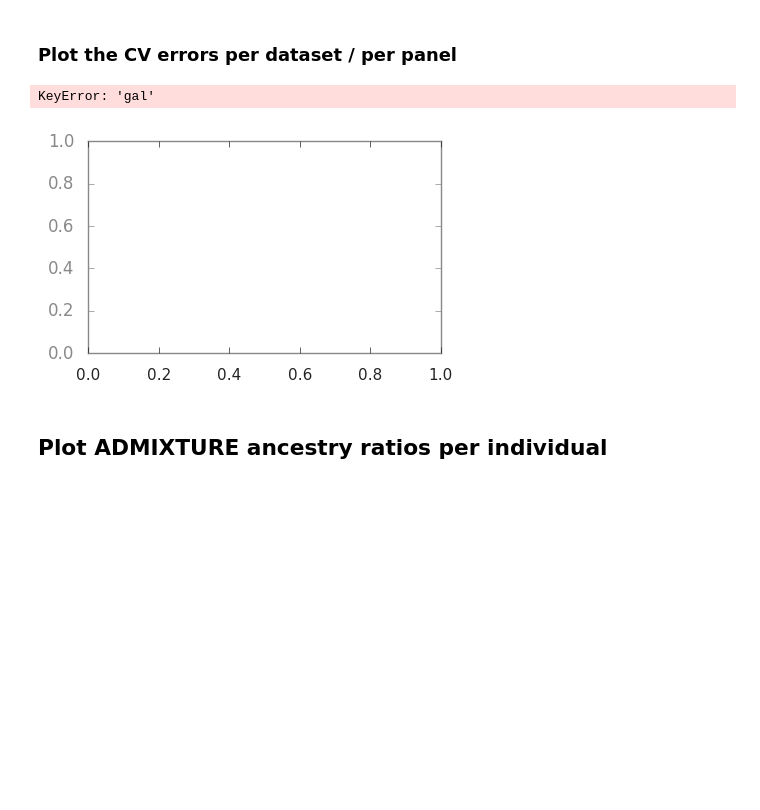
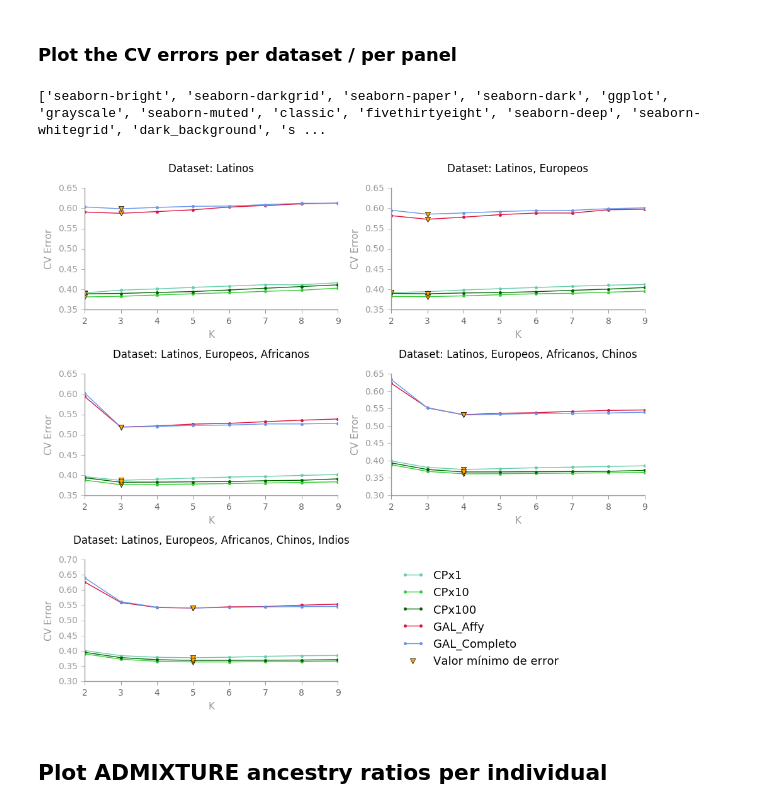
Before and after one commit to jmberros/tesina, a Jupyter notebook: tesina__ADMIXTURE.ipynb, the cells around one changed output. Cells and saved outputs as stored; diff of their text form; code cells hidden in the pictures; blank space fills up the shorter version.

```diff
--- a/tesina__ADMIXTURE.ipynb
+++ b/tesina__ADMIXTURE.ipynb
@@ -98,50 +58,2 @@ cv_errors
 # %% [markdown]
 ### Plot the CV errors per dataset / per panel
-# %%
-width, height = (5, 3)
-cols, rows = (2, 3)
-fig = plt.figure(figsize=(width * cols, height * rows))
-axes = list(np.arange(cols * rows) + 1)
-axes.reverse()
-
-datasets = cv_errors.index.get_level_values('dataset').unique()
-for dataset in datasets:
-
-    ax = plt.subplot(rows, cols, axes.pop())
-    lines = []
-
-    panels = cv_errors.loc[dataset].index.get_level_values('panel').unique()
-    panels = [panel for panel in panels if "gal" in panel]  # Filter out the control panels for this chart
-    for panel in panels:
-        data = cv_errors.loc[(dataset, panel)]
-        data.plot(ax=ax, marker=".", color=population_colors(panel), zorder=1)
-
-        x_min = data['CV_error'].idxmin()
-        y_min = data['CV_error'].min()
-        min_marker = ax.scatter(x_min, y_min, marker="v", color="DarkGreen", zorder=2, s=35)
-
-        # TODO: Add a special mark at the minimum y value
-
-    lines, labels = ax.get_legend_handles_labels()
-    panel_labels = [panel_names[panel] for panel in panels]
-    ax.set_title("Dataset: " + dataset_names[dataset], fontsize=12)
-    ax.set_ylabel("CV Error", fontsize=11)
-    ax.set_xlabel("K", fontsize=11)
-    ax.legend_.remove()
-
-# Ugly hack to get the legend in a separate subplot slot
-ax = plt.subplot(rows, cols, axes.pop())
-ax.legend(lines + [min_marker], panel_labels + ['Valor óptimo de K'],
-          fontsize=13, loc='upper left', fancybox=True, scatterpoints=1)
-ax.set_xticklabels([])
-ax.set_yticklabels([])
-ax.set_xticks([])
-ax.set_yticks([])
-for loc in ['top', 'bottom', 'left', 'right']:
-    ax.spines[loc].set_visible(False)
-
-plt.tight_layout()
-plt.show()
-# %% [output]
-KeyError: 'gal'
-[figure, removed]
@@ -207,3 +60,15 @@ plt.show()
+# %%
+print(plt.style.available)
+# %% [output]
+['seaborn-bright', 'seaborn-darkgrid', 'seaborn-paper', 'seaborn-dark', 'ggplot', 'grayscale', 'seaborn-muted', 'classic', 'fivethirtyeight', 'seaborn-deep', 'seaborn-whitegrid', 'dark_background', 's ...
+# %%
+from plotters.admixture import Admixture
+
+admixture = Admixture()
+# cv_errors = admixture.read_cv_errors()
+admixture.plot_cv_errors()
+# %% [output]
+[figure, added]
 # %% [markdown]
 ## Plot ADMIXTURE ancestry ratios per individual
 # %%
```
Also changed, not shown: parts of 5 cells of this notebook, 7 other files.
